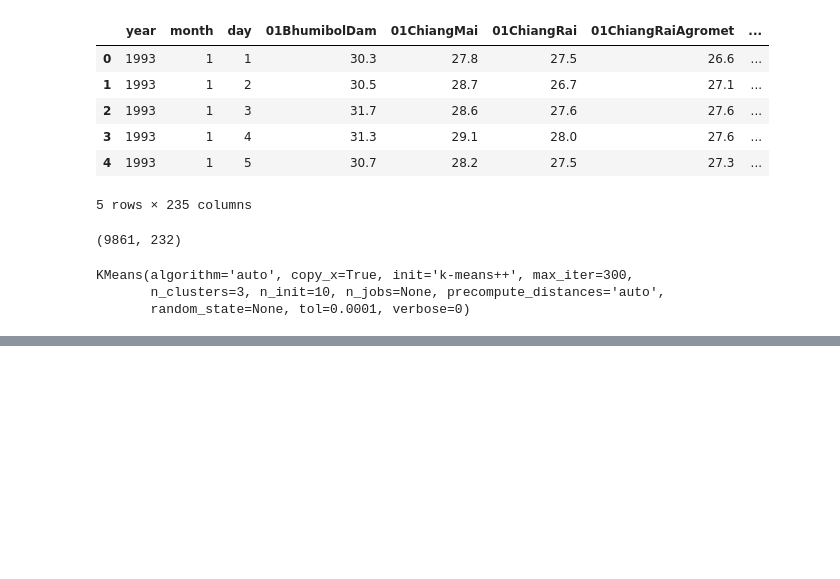
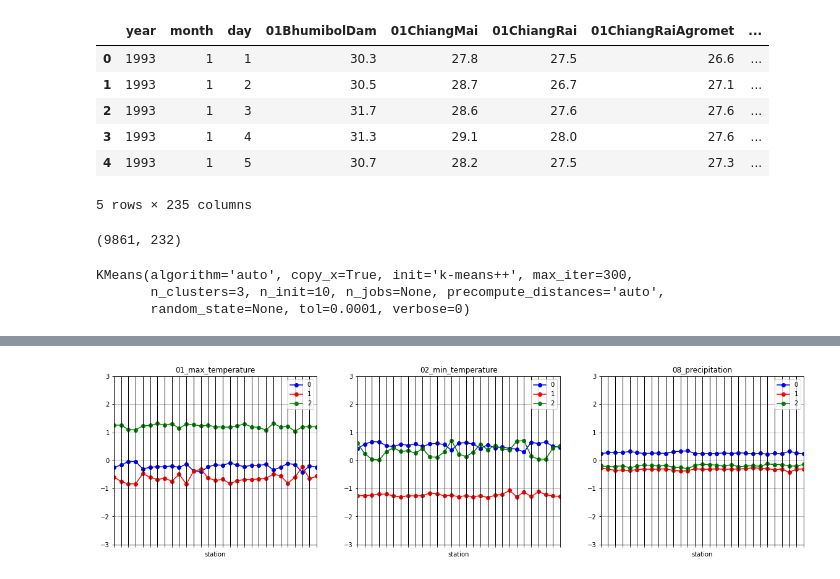
Before and after one commit to tackulus/229352_BOOTCAMP, a Jupyter notebook: Clustering.ipynb, the cells around one changed output, grey strips where cells are left out. Cells and saved outputs as stored; diff of their text form; code cells hidden in the pictures; blank space fills up the shorter version.

```diff
--- a/Clustering.ipynb
+++ b/Clustering.ipynb
@@ -147,0 +109,22 @@ pd_centers(features, inv_P)
+# %%
+my_colors = list(islice(cycle(['b', 'r', 'g', 'y', 'k']), None, len(data)))
+
+names = [
+    "01_max_temperature",
+    "02_min_temperature",
+    "08_precipitation"
+]
+
+fig = plt.figure(figsize=(20,5), facecolor='w')
+
+for i,name in enumerate(names, 1):
+    ax = fig.add_subplot(1, 3, i)
+    ax.set_ylim([-3, +3])
+    parallel_subplot(P, name[:2], fig=fig)
+    ax.set_title(name)
+    ax.set_xticklabels('')
+    ax.set_xlabel('station')
+
+plt.show()
+# %% [output]
+[figure, added]
```
Also changed, not shown: parts of 11 cells of this notebook.
